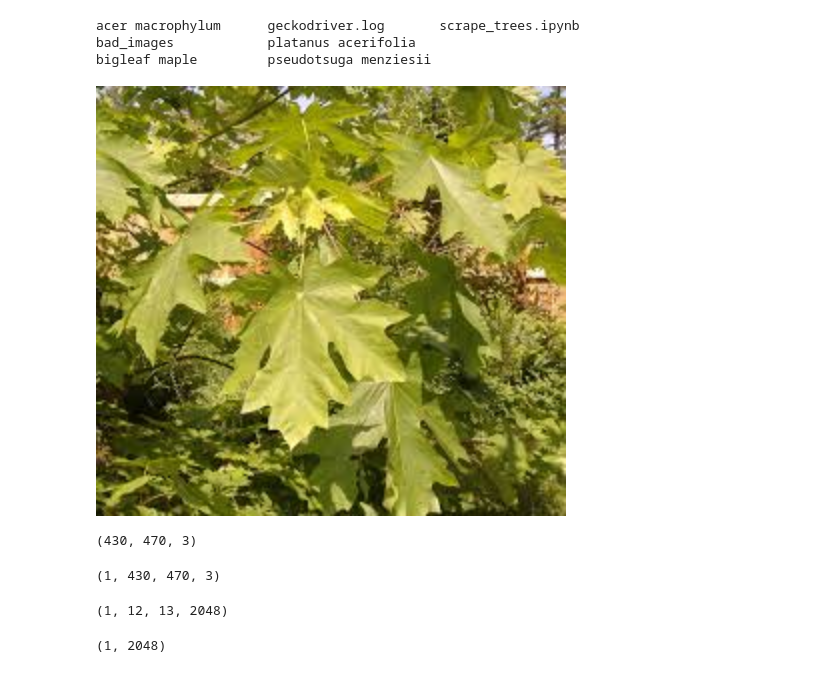
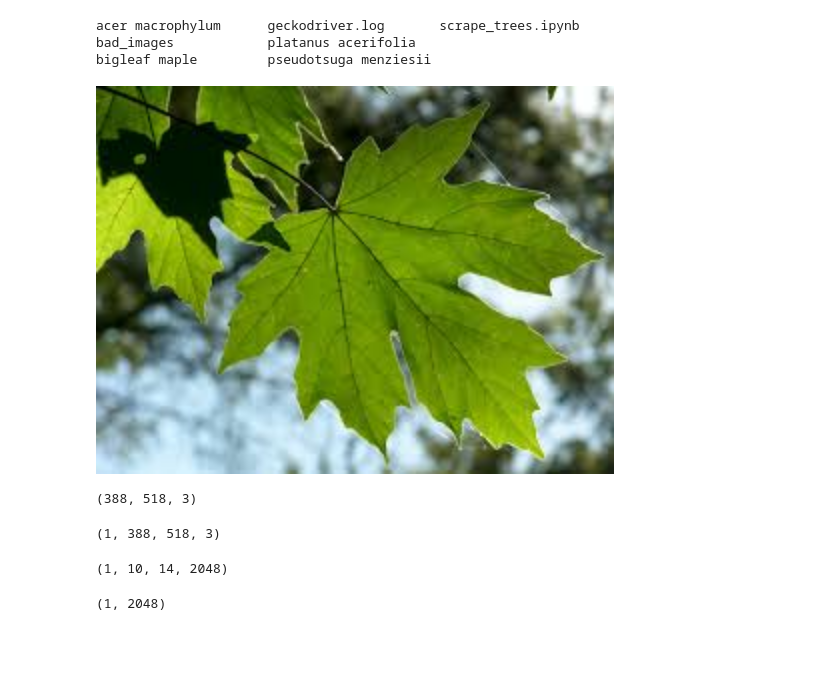
Before and after one commit to NathanielBlairStahn/tree-logic, a Jupyter notebook: build_a_model.ipynb, the cells around one changed output. Drawn from its saved outputs; the diff is of its cells as text; code cells hidden in the pictures; blank space fills up the shorter version.

```diff
--- a/build_a_model.ipynb
+++ b/build_a_model.ipynb
@@ -58,11 +78,11 @@ acer macrophylum      geckodriver.log       scrape_trees.ipynb
 bad_images            platanus acerifolia
 bigleaf maple         pseudotsuga menziesii
 # %%
-img_path = "tree_photos/acer macrophylum/image_acer macrophylum_0.png"
+img_path = "tree_photos/acer macrophylum/image_acer macrophylum_1.png"
 img = image.load_img(img_path)
 img
 # %% [output]
-[figure, old version]
+[figure, new version]
 # %%
 #Same picture...arrgh!
 #image.load_img("tree_photos/bigleaf maple/image_bigleaf maple_0.png")
@@ -70,16 +90,16 @@ img
 x0 = image.img_to_array(img)
 x0.shape
 # %% [output]
-(430, 470, 3)
+(388, 518, 3)
 # %%
 np.expand_dims(x0, axis=0).shape
 # %% [output]
-(1, 430, 470, 3)
+(1, 388, 518, 3)
 # %%
 y0 = base_model.predict(np.expand_dims(x0, axis=0))
 y0.shape
 # %% [output]
-(1, 12, 13, 2048)
+(1, 10, 14, 2048)
 # %%
 out = base_model.output
 out = GlobalAveragePooling2D()(out)
```
Also changed, not shown: parts of 2 cells of this notebook.
